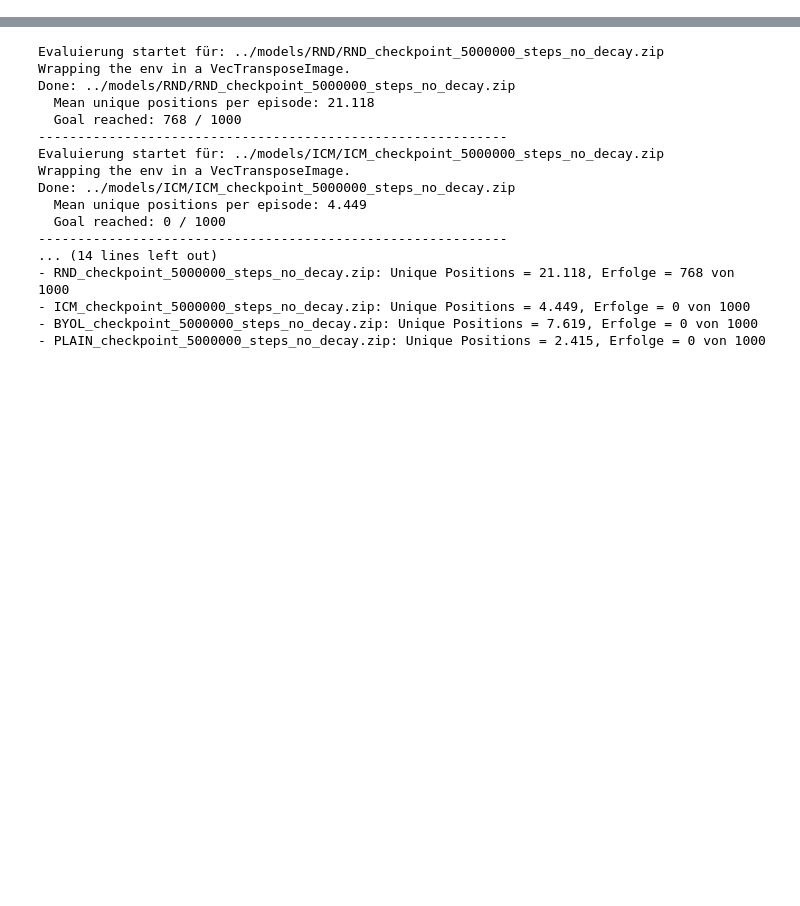
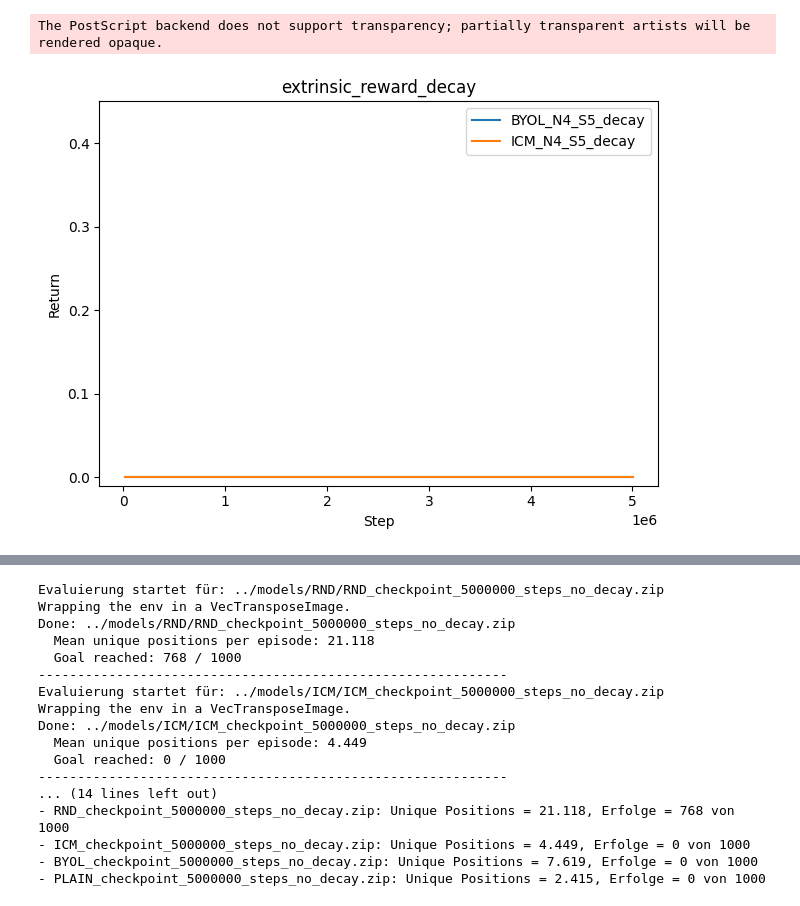
Before and after one commit to Raphael90K/RL, a Jupyter notebook: eval/eval.ipynb, the cells around one changed output, grey strips where cells are left out. Drawn from its saved outputs; the diff is of its cells as text; code cells hidden in the pictures; blank space fills up the shorter version.

```diff
--- a/eval/eval.ipynb
+++ b/eval/eval.ipynb
@@ -43,0 +46,5 @@ The PostScript backend does not support transparency; partially transparent arti
+# %%
+plot_ema("extrinsic_reward_decay", "Return", y_lim=(-0.01,0.45))
+# %% [output]
+The PostScript backend does not support transparency; partially transparent artists will be rendered opaque.
+[figure, added]
```
Also changed, not shown: parts of 5 cells of this notebook, 8 other files.
